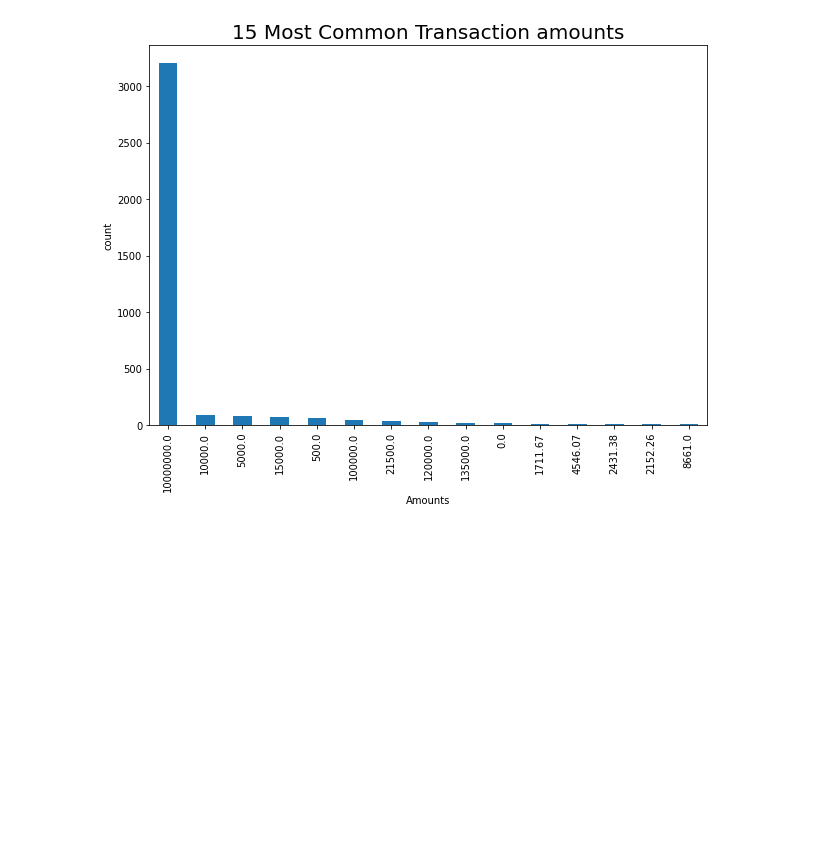
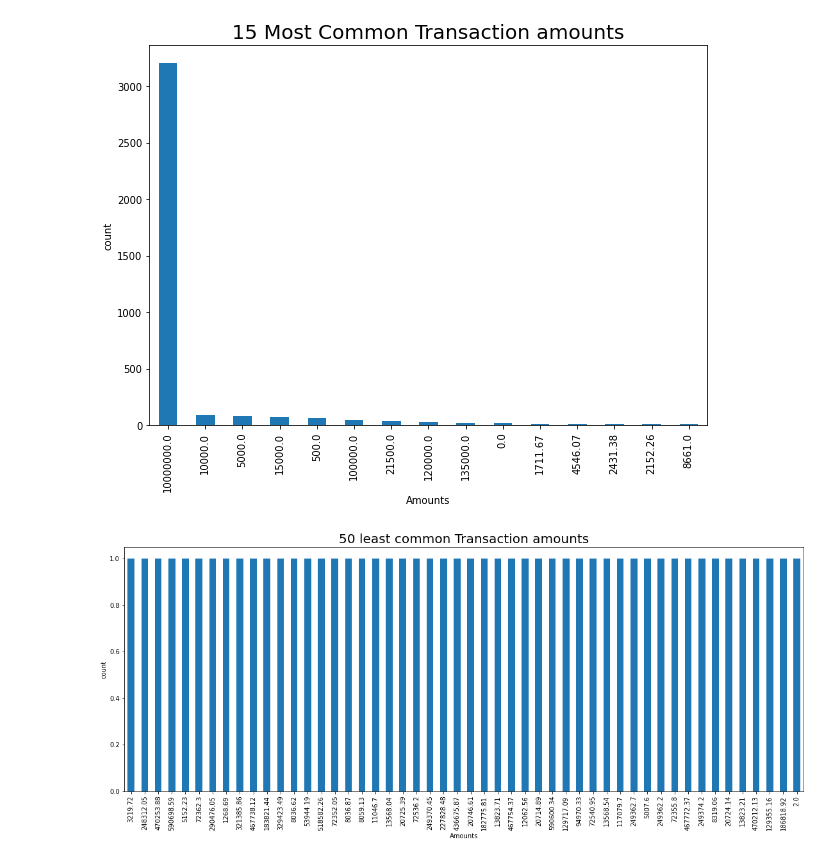
Before and after one commit to buriihenry/Machine-Learning-2, a Jupyter notebook: Fraud_detection_.ipynb, the cells around one changed output. Saved outputs shown, nothing was run; the diff lists cells and outputs as text; code cells hidden in the pictures; blank space fills up the shorter version.

```diff
--- a/Fraud_detection_.ipynb
+++ b/Fraud_detection_.ipynb
@@ -193,3 +193,14 @@ plt.ylabel('count')
 plt.show()
 # %% [output]
 [figure]
+# %%
+# checking the different values of amounts Transactioned
+plt.rcParams['figure.figsize']=(19,7)
+
+data['amount'].value_counts().tail(50).plot.bar()
+plt.title('50 least common Transaction amounts', fontsize=20)
+plt.xlabel('Amounts')
+plt.ylabel('count')
+plt.show()
+# %% [output]
+[figure, added]
```
Also changed, not shown: parts of 1 cell of this notebook.
